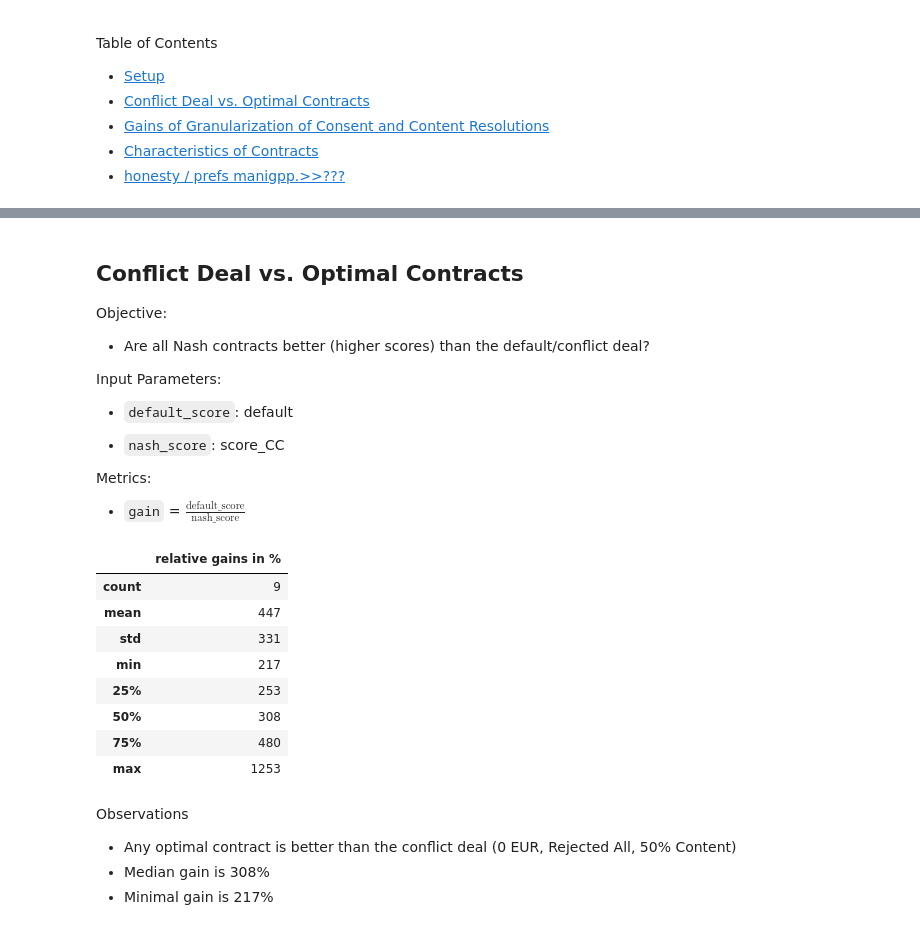
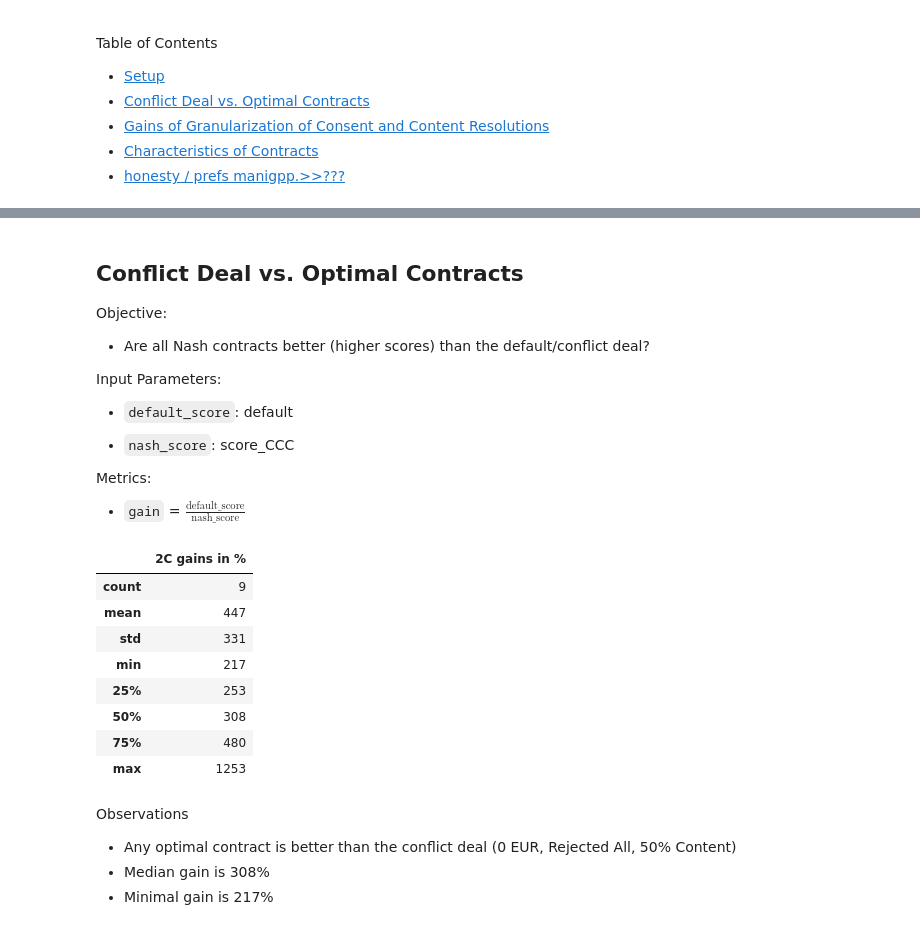
Before and after one commit to 82beja1bwi/contract-evaluation, a Jupyter notebook: qualitative.ipynb, the cells around one changed output, grey strips where cells are left out. Saved outputs shown, nothing was run; the diff lists cells and outputs as text; code cells hidden in the pictures.

```diff
--- a/qualitative.ipynb
+++ b/qualitative.ipynb
@@ -117,7 +215,7 @@ Input Parameters:
 
 - `default_score`: default
 
-- `nash_score`: score_CC
+- `nash_score`: score_CCC
 
 Metrics:
 
@@ -125,18 +223,18 @@ Metrics:
 # %%
 # Any contract should be better than the default/conflict deal
 score_columns = ['score_34','score_64','score_67']
 
 # Find the minimum value in each row for the selected columns
 min_score = two_c_df[score_columns].min(axis=1)
 
 # Minimum Gain Ratio
 gain_ratios = min_score / two_c_df['default'] * 100
-gain_ratios.name = 'relative gains in %'
+gain_ratios.name = '2C gains in %'
 
 # Print descriptive statistics
 gain_ratios.describe().astype(int).to_frame()
 # %% [output]
-|  | relative gains in % |
+|  | 2C gains in % |
 | count | 9 |
 | mean | 447 |
 | std | 331 |
```
Also changed, not shown: parts of 23 cells of this notebook, 7 other files.
